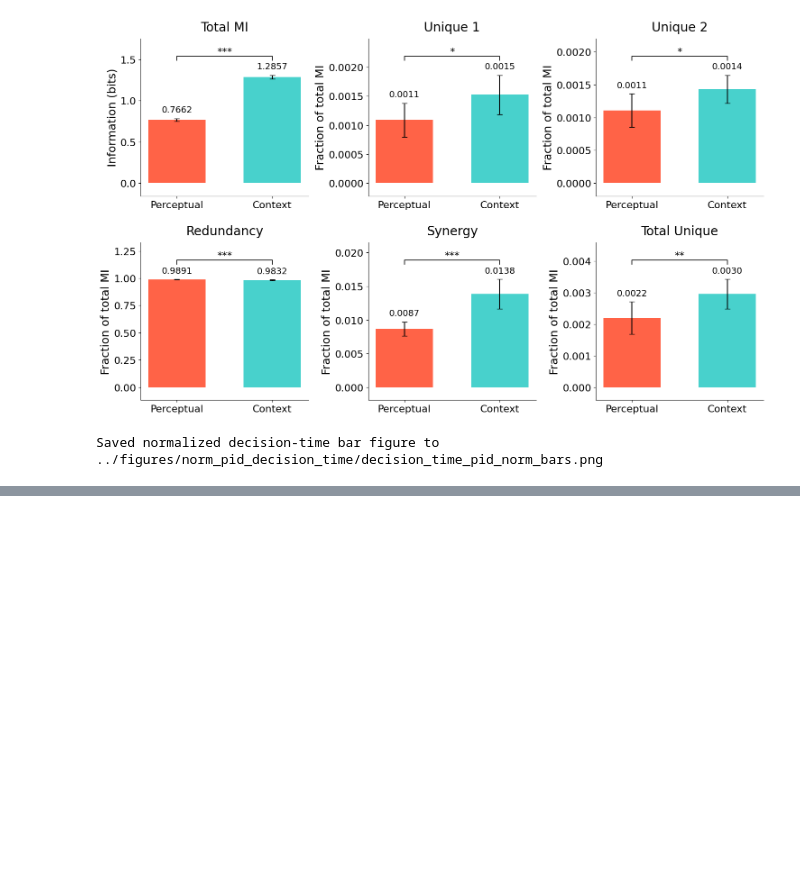
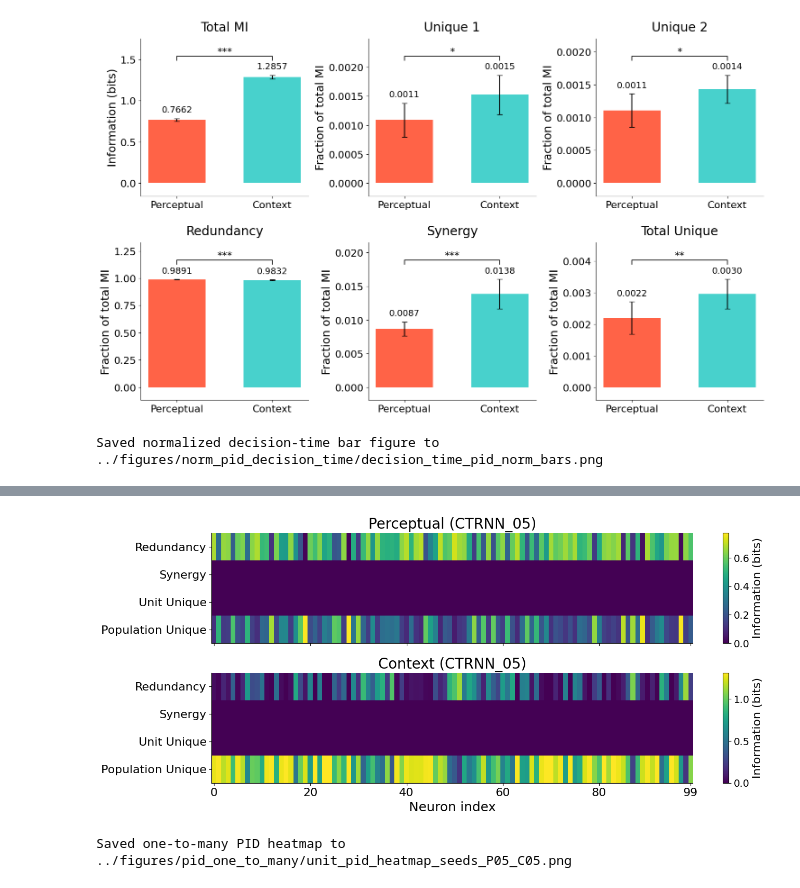
Before and after one commit to jgendra/NeuroAI-Project13, a Jupyter notebook: notebooks/06_Full_PID_analysis_pipeline.ipynb, the cells around one changed output, grey strips where cells are left out. Saved outputs shown, nothing was run; the diff lists cells and outputs as text; code cells hidden in the pictures; blank space fills up the shorter version.

```diff
--- a/notebooks/06_Full_PID_analysis_pipeline.ipynb
+++ b/notebooks/06_Full_PID_analysis_pipeline.ipynb
@@ -1141,0 +1247,15 @@ Saved normalized decision-time bar figure to ../figures/norm_pid_decision_time/d
+# %%
+# Chosen (lowest-loss) seed per task, reused from 6a. SEED_ANALYSIS is noted for consistency but
+# does NOT enter here: the 1-vs-99 partition is FIXED (each unit vs the rest), so the one-to-many
+# PID has no random bipartitions and is deterministic (unlike gaussian_pid_rnn_gpu).
+chosen_seed = {'perceptual': lowest_loss_rnn_perceptual, 'context': lowest_loss_rnn_context}
+
+unit_pid = {}                                            # task -> per-unit atom dict @ DECISION_T
+for task in TASKS:
+    H = load_activations(task, chosen_seed[task])        # (n_trials, T, 100) hidden activations
+    Y = load_coherences(task, chosen_seed[task])         # (n_trials,) signed cued coherence (target)
+    # per-unit 1-vs-others PID at the single decision timestep; each atom is (100,) in bits.
+    # mi_joint = I(all units;Y) is identical for every unit (the RNN's total MI at DECISION_T).
+    unit_pid[task] = gaussian_pid_one2many_gpu(H, Y, timestep=DECISION_T, reg=1e-5, device=device)
+    print(f"{task:11s} CTRNN_{chosen_seed[task]}  total MI @ DECISION_T = "
+          f"{unit_pid[task]['mi_joint'][0]:.4f} bits")
@@ -1141,0 +1275,50 @@ Saved normalized decision-time bar figure to ../figures/norm_pid_decision_time/d
+# %%
+# ---- options (top of the figure code) ----
+normalize_unit_PID     = False    # True: divide each unit's atoms by the RNN's total MI
+                                 #       (mi_joint = I(all units;Y)) -> fraction; False: raw bits.
+show_population_unique = True     # True: include the 'Population Unique' (unique2) row; False: hide it.
+
+# Heatmap rows in the required order: (display label, gaussian_pid_one2many_gpu atom key). With
+# X1 = unit i and X2 = the other 99 units, 'unique1' is the single unit's own unique info
+# ('Unit Unique') and 'unique2' is the remaining population's ('Population Unique').
+UNIT_PID_ROWS = [('Redundancy',       'redundancy'),
+                 ('Synergy',          'synergy'),
+                 ('Unit Unique',      'unique1'),       # X1 = the single unit
+                 ('Population Unique', 'unique2')]       # X2 = the other 99 units
+rows = UNIT_PID_ROWS if show_population_unique else UNIT_PID_ROWS[:3]   # optionally drop unique2
+
+# Two stacked heatmaps sharing the x-axis (neuron index) but NOT the y-axis or colorbar:
+# top = perceptual, bottom = context, each scaled to its own atoms (independent colorbars).
+fig, axes = plt.subplots(2, 1, figsize=(14, 6), sharex=True)
+cbar_label = 'Fraction of total MI' if normalize_unit_PID else 'Information (bits)'
+
+for ax, task, tint, seed in [(axes[0], 'perceptual', COLOR_PERCEPTUAL, lowest_loss_rnn_perceptual),
+                             (axes[1], 'context',    COLOR_CONTEXT,    lowest_loss_rnn_context)]:
+    out = unit_pid[task]                                  # per-unit atoms for this seed (from 6c)
+    # stack the selected rows into a (n_rows, 100) matrix in the required row order
+    mat = np.stack([out[key] for _, key in rows], axis=0)
+    if normalize_unit_PID:
+        # divide by the RNN's total MI (mi_joint, identical for every unit) so each entry is a
+        # fraction of total MI; for one unit the 4 atoms then sum to 1 (== decision_pid total_mi).
+        mat = mat / out['mi_joint'][0]
+    # heatmap: rows = PID components, columns = neuron index (sequential map; all atoms >= 0)
+    im = ax.imshow(mat, aspect='auto', cmap='viridis', interpolation='nearest')
+    ax.set_yticks(range(len(rows)))
+    ax.set_yticklabels([label for label, _ in rows])
+    ax.set_title(f"{task.title()} (CTRNN_{seed})", color='black')    # black title with the seed id
+                                                                     # (set color=tint for task-colored title)
+    # own colorbar per panel (independent color scaling), labeled by the units in use
+    cb = fig.colorbar(im, ax=ax)
+    cb.set_label(cbar_label, fontsize=16)
+    cb.ax.tick_params(labelsize=14)
+
+axes[1].set_xlabel('Neuron index')                       # shared x-axis label on the bottom panel
+axes[1].set_xticks([0, 20, 40, 60, 80, 99])              # sparse neuron-index ticks (0..99)
+fig.tight_layout()
+fname = f"unit_pid_heatmap_seeds_P{lowest_loss_rnn_perceptual}_C{lowest_loss_rnn_context}.png"
+fig.savefig(f"{FIG_UNIT_PID_DIR}/{fname}", dpi=300)
+plt.show()
+print(f"Saved one-to-many PID heatmap to {FIG_UNIT_PID_DIR}/{fname}")
+# %% [output]
+[figure, added]
+Saved one-to-many PID heatmap to ../figures/pid_one_to_many/unit_pid_heatmap_seeds_P05_C05.png
```
Also changed, not shown: parts of 11 cells of this notebook, 5 other files.
